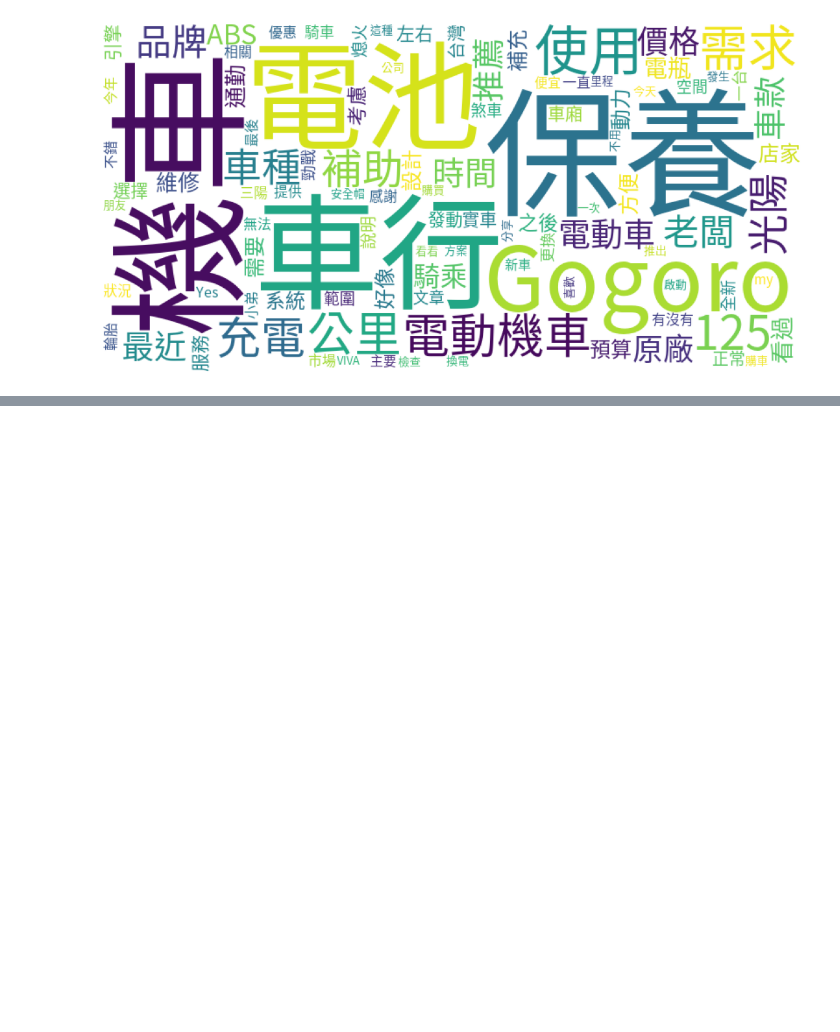
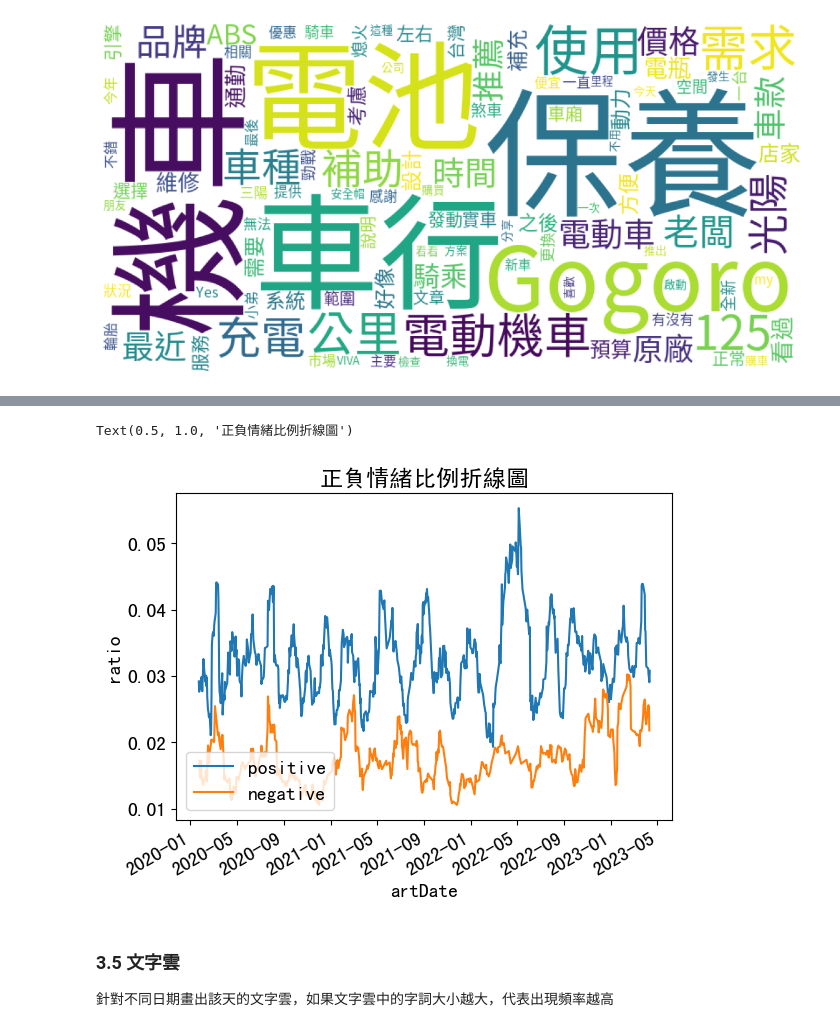
Before and after one commit to collin0825/SocialMediaProject, a Jupyter notebook: report.ipynb, the cells around one changed output, grey strips where cells are left out. Saved outputs shown, nothing was run; the diff lists cells and outputs as text; code cells hidden in the pictures; blank space fills up the shorter version.

```diff
--- a/report.ipynb
+++ b/report.ipynb
@@ -296,0 +444,5 @@ plt.savefig('pic/wordcloud.png', bbox_inches='tight')
+# %%
+sentiment_count = sentiment_count.assign(
+    ratio=sentiment_count.groupby("artDate")["size"].transform(lambda n: n / n.sum())
+)
+sentiment_count
@@ -296,0 +463,21 @@ plt.savefig('pic/wordcloud.png', bbox_inches='tight')
+# %%
+pos = sentiment_count[sentiment_count["sentiments"] == "positive"]
+neg = sentiment_count[sentiment_count["sentiments"] == "negative"]
+# %%
+fig, ax = plt.subplots()
+
+rolling_days = 14
+ax.plot(pos["artDate"], pos["ratio"].rolling(rolling_days).mean(), color=colors[0])
+ax.plot(neg["artDate"], neg["ratio"].rolling(rolling_days).mean(), color=colors[1])
+
+plt.xlabel("artDate")
+plt.ylabel("ratio")
+ax.legend(["positive", "negative"], loc="lower left")
+fig.autofmt_xdate()
+plt.title("正負情緒比例折線圖")
+# %% [output]
+Text(0.5, 1.0, '正負情緒比例折線圖')
+[figure, added]
+# %% [markdown]
+### 3.5 文字雲
+針對不同日期畫出該天的文字雲，如果文字雲中的字詞大小越大，代表出現頻率越高
```
Also changed, not shown: parts of 94 cells of this notebook, 2 other files.
